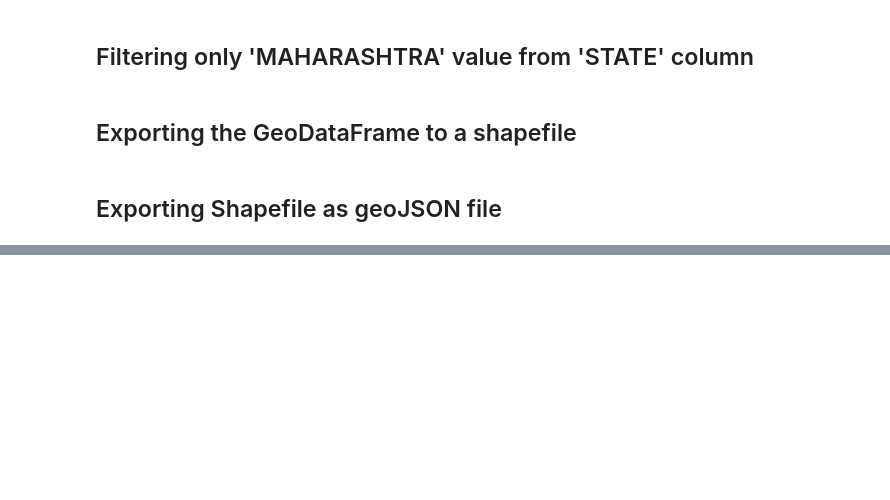
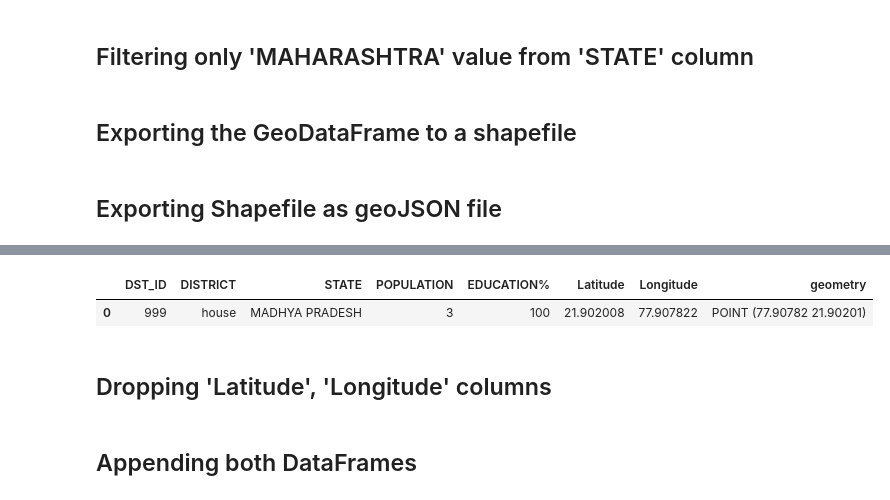
Before and after one commit to kunaldevkate/Codes, a Jupyter notebook: maharashtra_df.ipynb, the cells around one changed output, grey strips where cells are left out. Saved outputs shown, nothing was run; the diff lists cells and outputs as text; code cells hidden in the pictures; blank space fills up the shorter version.

```diff
--- a/maharashtra_df.ipynb
+++ b/maharashtra_df.ipynb
@@ -59,0 +85,7 @@ maha_df.to_file('../Data/MAHARASHTRA_file.geojson', driver='GeoJSON')
+# %%
+gdf
+# %% [output]
+|  | DST_ID | DISTRICT | STATE | POPULATION | EDUCATION% | Latitude | Longitude | geometry |
+| 0 | 999 | house | MADHYA PRADESH | 3 | 100 | 21.902008 | 77.907822 | POINT (77.90782 21.90201) |
+# %% [markdown]
+## Dropping 'Latitude', 'Longitude' columns
@@ -59,0 +94,2 @@ maha_df.to_file('../Data/MAHARASHTRA_file.geojson', driver='GeoJSON')
+# %% [markdown]
+## Appending both DataFrames
```
Also changed, not shown: parts of 14 cells of this notebook.
